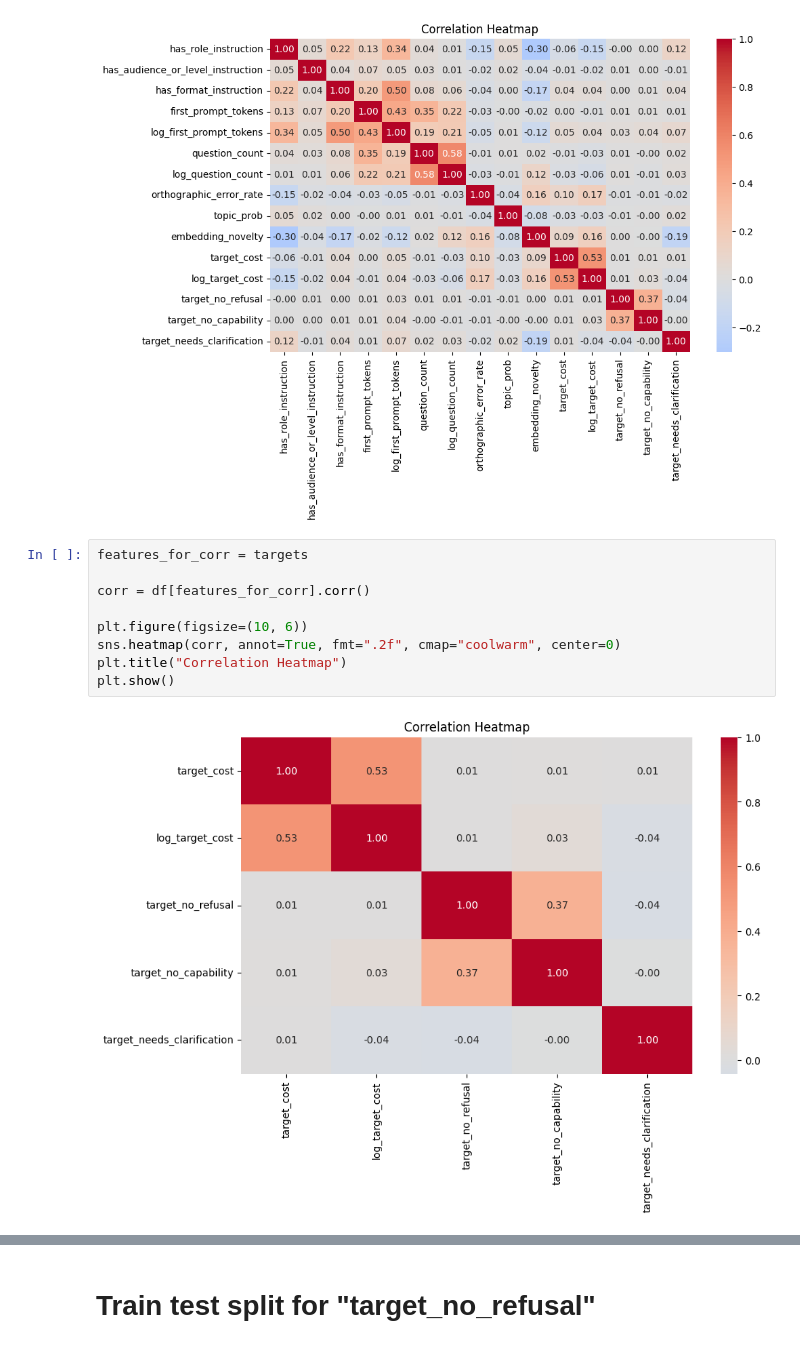
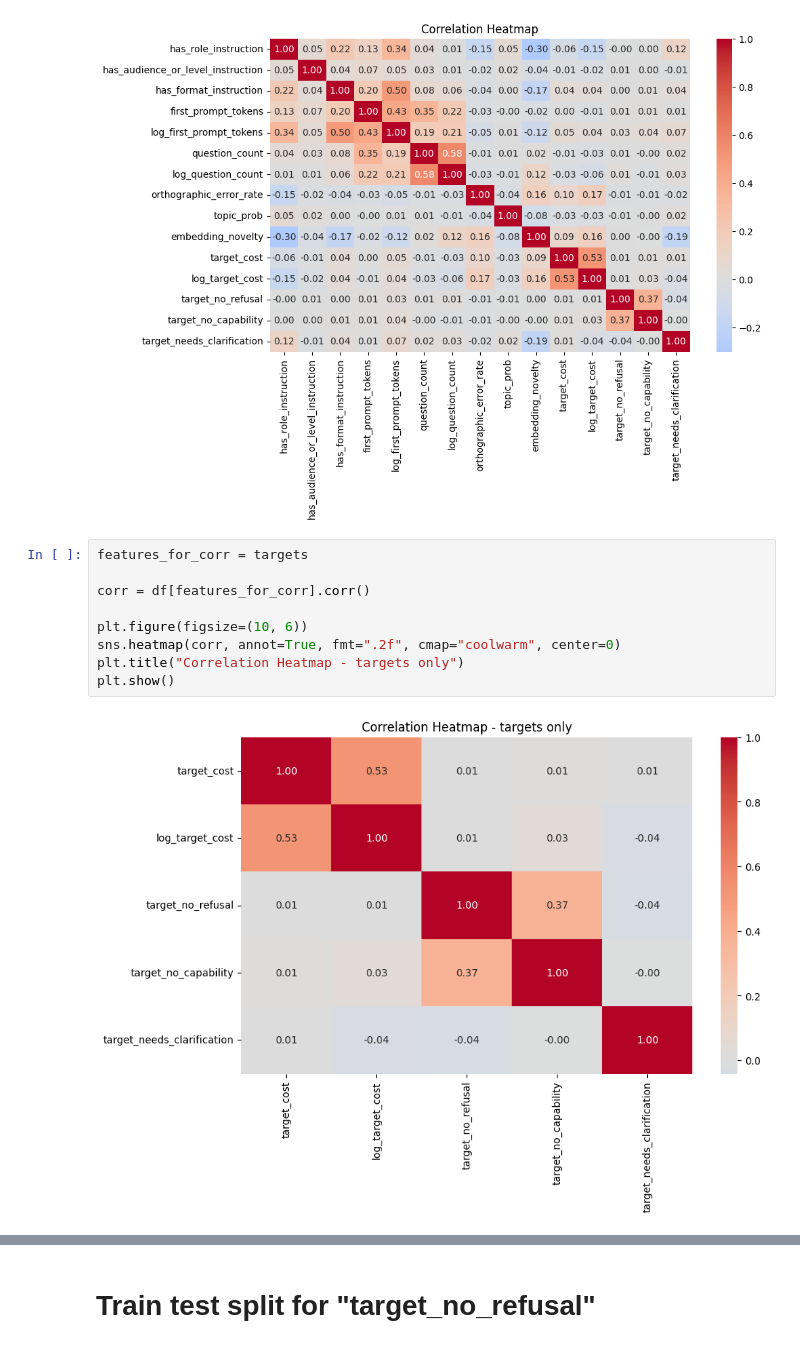
Before and after one commit to Thoericht/llm-sustainability-analysis, a Jupyter notebook: 02_notebooks/04_sustainability_modelling.ipynb, the cells around one changed output, grey strips where cells are left out. Cells and saved outputs as stored; diff of their text form.

```diff
--- a/02_notebooks/04_sustainability_modelling.ipynb
+++ b/02_notebooks/04_sustainability_modelling.ipynb
@@ -297,11 +293,11 @@ plt.show()
 # %%
 features_for_corr = targets
 
 corr = df[features_for_corr].corr()
 
 plt.figure(figsize=(10, 6))
 sns.heatmap(corr, annot=True, fmt=".2f", cmap="coolwarm", center=0)
-plt.title("Correlation Heatmap")
+plt.title("Correlation Heatmap - targets only")
 plt.show()
 # %% [output]
-[figure, old version]
+[figure, new version]
```
Also changed, not shown: parts of 17 cells of this notebook.
